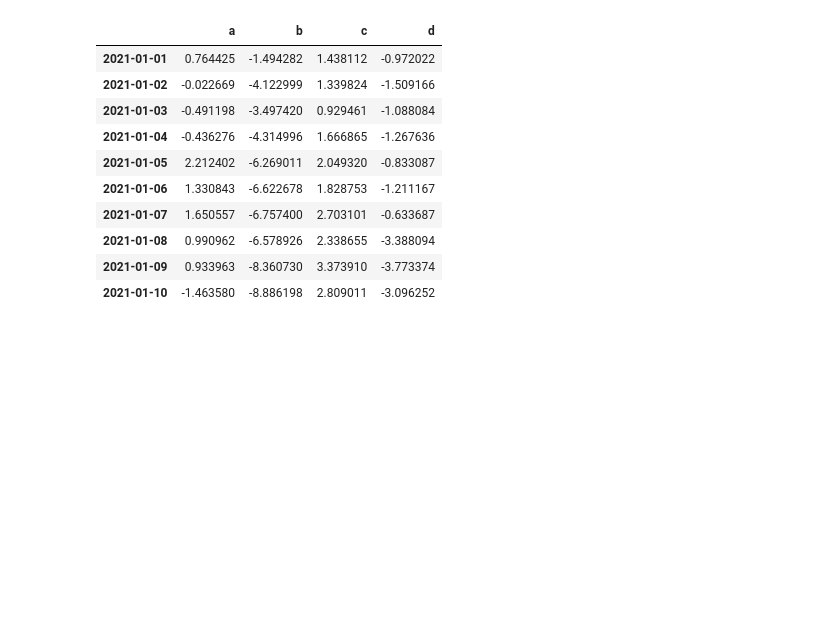
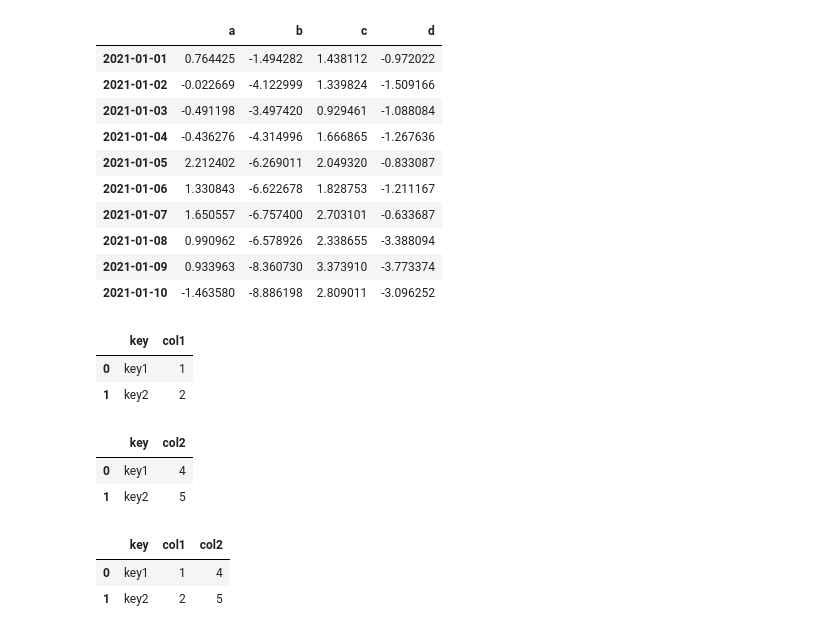
Before and after one commit to jpaulorc/Leaning-Python, a Jupyter notebook: NB00012-pandas.ipynb, the cells around one changed output. Drawn from its saved outputs; the diff is of its cells as text; code cells hidden in the pictures; blank space fills up the shorter version.

```diff
--- a/NB00012-pandas.ipynb
+++ b/NB00012-pandas.ipynb
@@ -523,3 +523,24 @@ df.apply(np.cumsum)
 | 2021-01-08 | 0.990962 | -6.578926 | 2.338655 | -3.388094 |
 | 2021-01-09 | 0.933963 | -8.360730 | 3.373910 | -3.773374 |
 | 2021-01-10 | -1.463580 | -8.886198 | 2.809011 | -3.096252 |
+# %%
+left = pd.DataFrame({'key': ['key1', 'key2'], 'col1': [1, 2]})
+right = pd.DataFrame({'key': ['key1', 'key2'], 'col2': [4, 5]})
+# %%
+left
+# %% [output]
+|  | key | col1 |
+| 0 | key1 | 1 |
+| 1 | key2 | 2 |
+# %%
+right
+# %% [output]
+|  | key | col2 |
+| 0 | key1 | 4 |
+| 1 | key2 | 5 |
+# %%
+pd.merge(left, right, on='key')
+# %% [output]
+|  | key | col1 | col2 |
+| 0 | key1 | 1 | 4 |
+| 1 | key2 | 2 | 5 |
```
Also changed, not shown: parts of 4 cells of this notebook.
